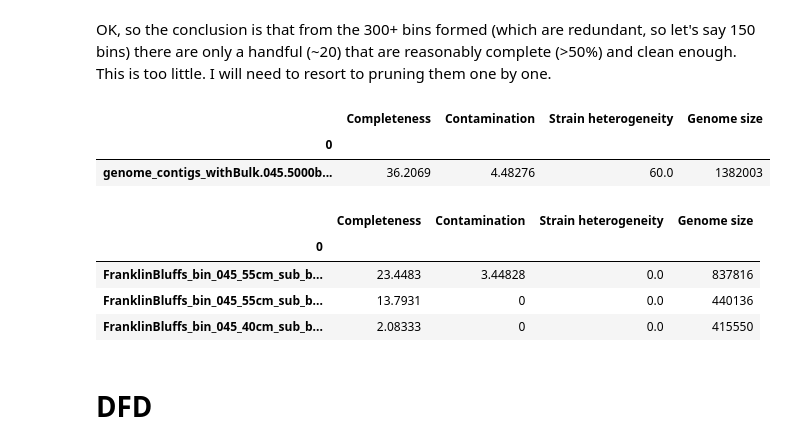
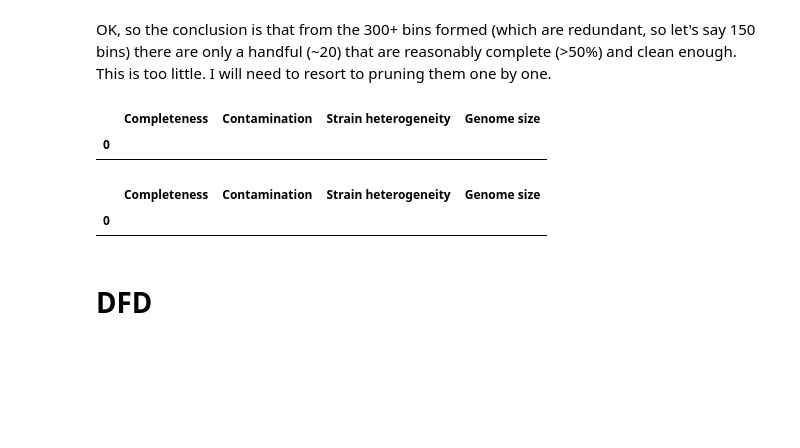
Before and after one commit to BojkArth/minimeta_notebooks, a Jupyter notebook: 201901_postReassemblyPruning.ipynb, the cells around one changed output. Cells and saved outputs as stored; diff of their text form; code cells hidden in the pictures; blank space fills up the shorter version.

```diff
--- a/201901_postReassemblyPruning.ipynb
+++ b/201901_postReassemblyPruning.ipynb
@@ -135,21 +135,17 @@ FB_pruned[(FB_pruned['Contamination']<=5) & (FB_pruned['Strain heterogeneity']<=
 # %% [markdown]
 OK, so the conclusion is that from the 300+ bins formed (which are redundant, so let's say 150 bins) there are only a handful (~20) that are reasonably complete (>50%) and clean enough. This is too little. I will need to resort to pruning them one by one.
 # %%
-binn = '045'
+binn = '165'
 # %%
 FB_pre_pruned[FB_pre_pruned.index.str.contains('k.'+binn+'.')][['Completeness','Contamination','Strain heterogeneity','Genome size']]
 # %% [output]
 |  | Completeness | Contamination | Strain heterogeneity | Genome size |
 | 0 |  |  |  |  |
-| genome_contigs_withBulk.045.5000b... | 36.2069 | 4.48276 | 60.0 | 1382003 |
 # %%
-FB_pruned[FB_pruned.index.str.contains('bin_'+binn+'_')][['Completeness','Contamination','Strain heterogeneity','Genome size']]
+FB_pruned[FB_pruned.index.str.contains('bin_'+binn+'_')][['Completeness','Contamination','Strain heterogeneity','Genome size']].sort_values(0)
 # %% [output]
 |  | Completeness | Contamination | Strain heterogeneity | Genome size |
 | 0 |  |  |  |  |
-| FranklinBluffs_bin_045_55cm_sub_b... | 23.4483 | 3.44828 | 0.0 | 837816 |
-| FranklinBluffs_bin_045_55cm_sub_b... | 13.7931 | 0 | 0.0 | 440136 |
-| FranklinBluffs_bin_045_40cm_sub_b... | 2.08333 | 0 | 0.0 | 415550 |
 # %% [markdown]
 # DFD
 # %%
```
Also changed, not shown: parts of 8 cells of this notebook.
